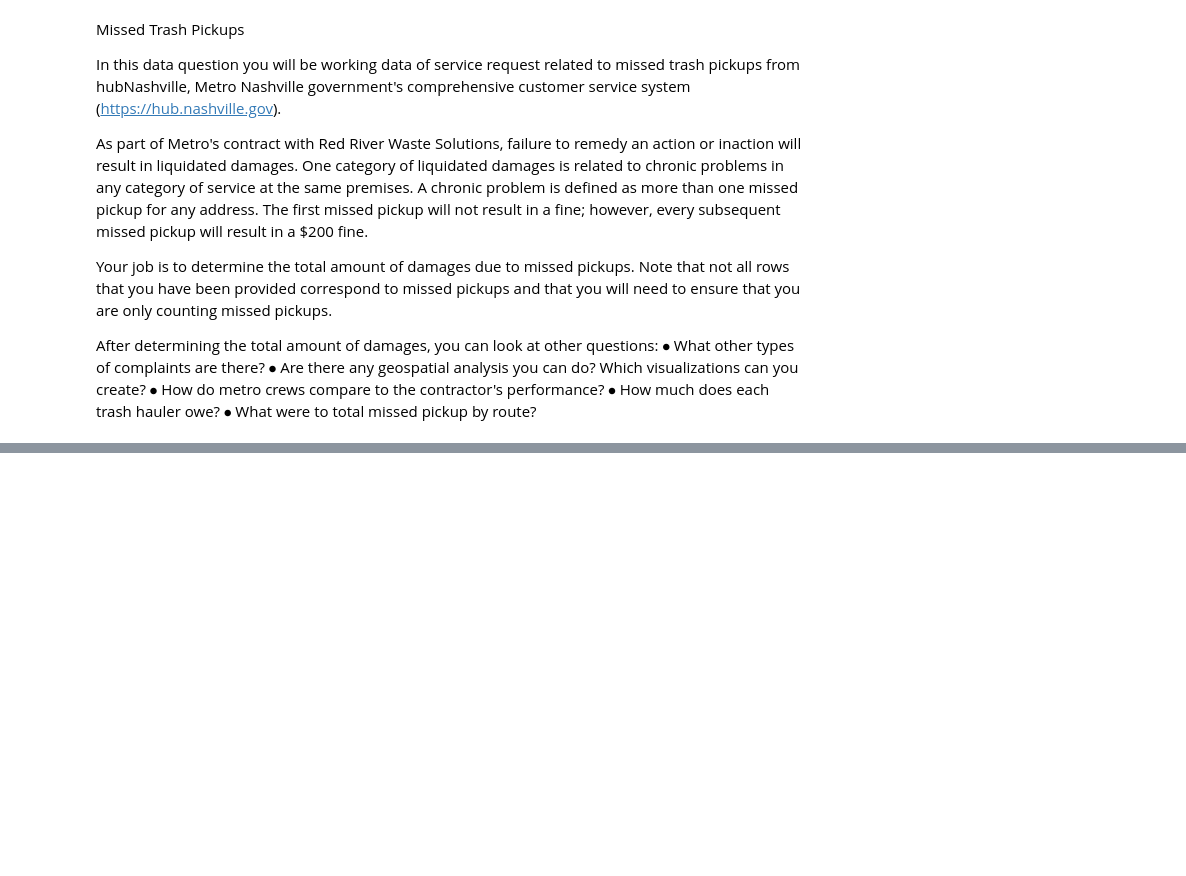
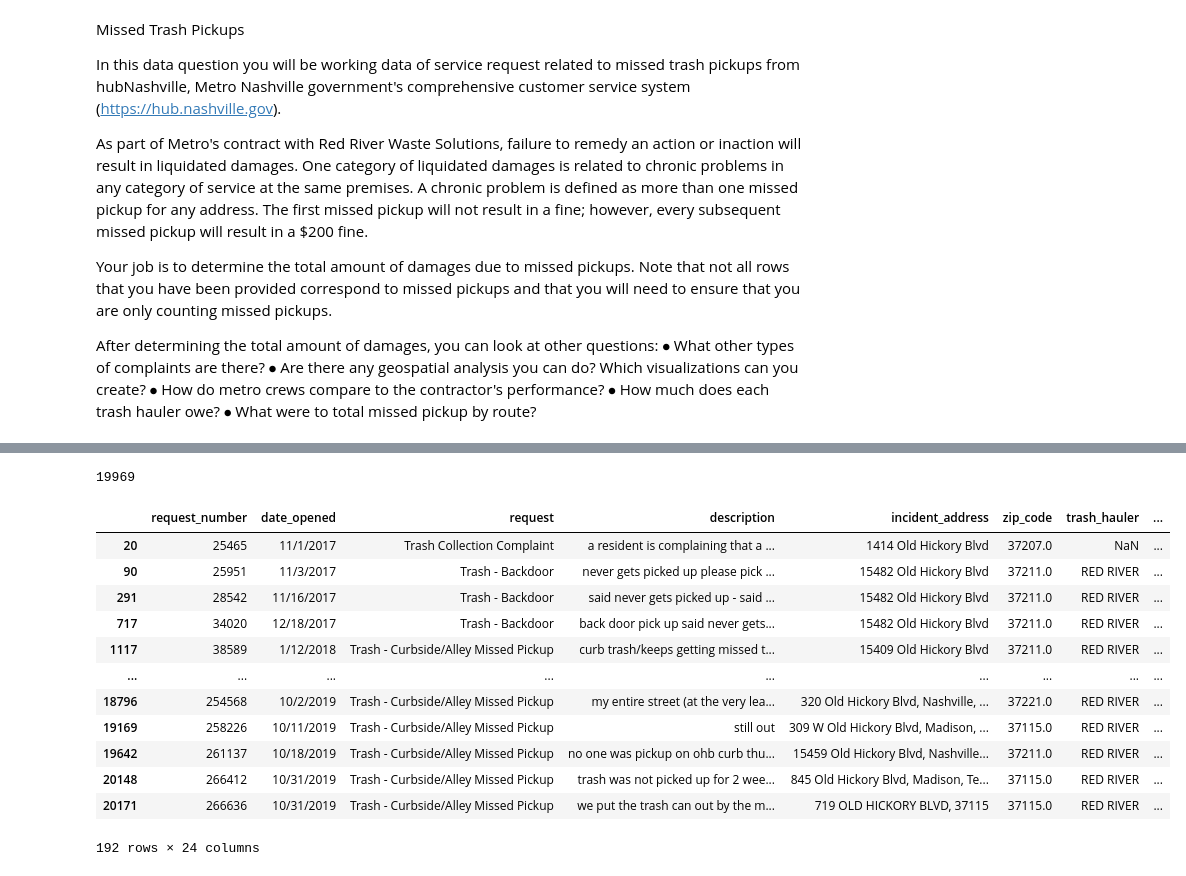
Before and after one commit to NSS-Data-Analytics-Cohort-16/da16-trashpickups-DSVaughan266, a Jupyter notebook: notebooks/trashpickups.ipynb, the cells around one changed output, grey strips where cells are left out. Drawn from its saved outputs; the diff is of its cells as text; code cells hidden in the pictures; blank space fills up the shorter version.

Commit message:
Getting the gist, but getting different totals.

```diff
--- a/notebooks/trashpickups.ipynb
+++ b/notebooks/trashpickups.ipynb
@@ -86,0 +348,13 @@ print(unique_requests)
+# %%
+# Normalize text
+
+df_trash['clean_description'] = (df_trash['description']
+    .str.strip()     # removes leading/trailing spaces
+    .str.replace(r'\s+', ' ', regex=True)     # collapse multiple spaces
+    .str.replace(r'[.|,]+$', '', regex=True)     # remove trailing punctuation
+    .str.lower()
+                                )
+
+# Compare original vs cleaned
+
+df_trash[['description', 'clean_description']].head(10)
@@ -86,0 +395,28 @@ print(unique_requests)
+# %%
+# Remove City, State, and United States from address column.
+
+df_trash["address_clean"] = (
+    df_trash["address_clean"]
+    .str.replace(r"\bnashville\b", "", regex=True)
+    .str.replace(r"\btn\b", "", regex=True)
+    .str.replace(r"\bunited states\b", "", regex=True)
+    .str.replace(r"\s+", " ", regex=True)
+    .str.strip()
+)
+# %%
+# Abbreviate most common street types.
+
+df_trash["address_clean"] = (
+    df_trash["address_clean"]
+    .str.replace(r"\bavenue\b", "ave", regex=True)
+    .str.replace(r"\bstreet\b", "st", regex=True)
+    .str.replace(r"\bdrive\b", "dr", regex=True)
+    .str.replace(r"\broad\b", "rd", regex=True)
+    .str.replace(r"\bpike\b", "pk", regex=True)
+    .str.replace(r"\bboulevard\b", "blvd", regex=True)
+    .str.replace(r"\bcourt\b", "ct", regex=True)
+    .str.replace(r"\blane\b", "ln", regex=True)
+    .str.replace(r"\bplace\b", "pl", regex=True)
+    .str.replace(r"\bparkway\b", "pkwy", regex=True)
+    .str.replace(r"\btrail\b", "trl", regex=True)
+)
@@ -86,0 +442,11 @@ print(unique_requests)
+# %%
+# Check the total number of missed pickups.
+
+total_missed_pickups = len(df_trash)
+total_missed_pickups
+
+total_missed_pickups = df_trash[df_trash["request"].
+    isin(["Trash - Backdoor", "Trash - Curbside/Alley Missed Pickup", "Trash Collection Complaint"])].shape[0]
+print(total_missed_pickups)
+# %% [output]
+19969
@@ -86,0 +463,18 @@ print(unique_requests)
+# %%
+# Quick check with a popular street to look at the data.
+
+df_trash[df_trash["address_clean"].str.contains("old hickory", na=False)]
+# %% [output]
+|  | request_number | date_opened | request | description | incident_address | zip_code | trash_hauler | ... |
+| 20 | 25465 | 11/1/2017 | Trash Collection Complaint | a resident is complaining that a ... | 1414 Old Hickory Blvd | 37207.0 | NaN | ... |
+| 90 | 25951 | 11/3/2017 | Trash - Backdoor | never gets picked up please pick ... | 15482 Old Hickory Blvd | 37211.0 | RED RIVER | ... |
+| 291 | 28542 | 11/16/2017 | Trash - Backdoor | said never gets picked up - said ... | 15482 Old Hickory Blvd | 37211.0 | RED RIVER | ... |
+| 717 | 34020 | 12/18/2017 | Trash - Backdoor | back door pick up said never gets... | 15482 Old Hickory Blvd | 37211.0 | RED RIVER | ... |
+| 1117 | 38589 | 1/12/2018 | Trash - Curbside/Alley Missed Pickup | curb trash/keeps getting missed t... | 15409 Old Hickory Blvd | 37211.0 | RED RIVER | ... |
+| ... | ... | ... | ... | ... | ... | ... | ... | ... |
+| 18796 | 254568 | 10/2/2019 | Trash - Curbside/Alley Missed Pickup | my entire street (at the very lea... | 320 Old Hickory Blvd, Nashville, ... | 37221.0 | RED RIVER | ... |
+| 19169 | 258226 | 10/11/2019 | Trash - Curbside/Alley Missed Pickup | still out | 309 W Old Hickory Blvd, Madison, ... | 37115.0 | RED RIVER | ... |
+| 19642 | 261137 | 10/18/2019 | Trash - Curbside/Alley Missed Pickup | no one was pickup on ohb curb thu... | 15459 Old Hickory Blvd, Nashville... | 37211.0 | RED RIVER | ... |
+| 20148 | 266412 | 10/31/2019 | Trash - Curbside/Alley Missed Pickup | trash was not picked up for 2 wee... | 845 Old Hickory Blvd, Madison, Te... | 37115.0 | RED RIVER | ... |
+| 20171 | 266636 | 10/31/2019 | Trash - Curbside/Alley Missed Pickup | we put the trash can out by the m... | 719 OLD HICKORY BLVD, 37115 | 37115.0 | RED RIVER | ... |
+192 rows × 24 columns
```
Also changed, not shown: parts of 49 cells of this notebook.
